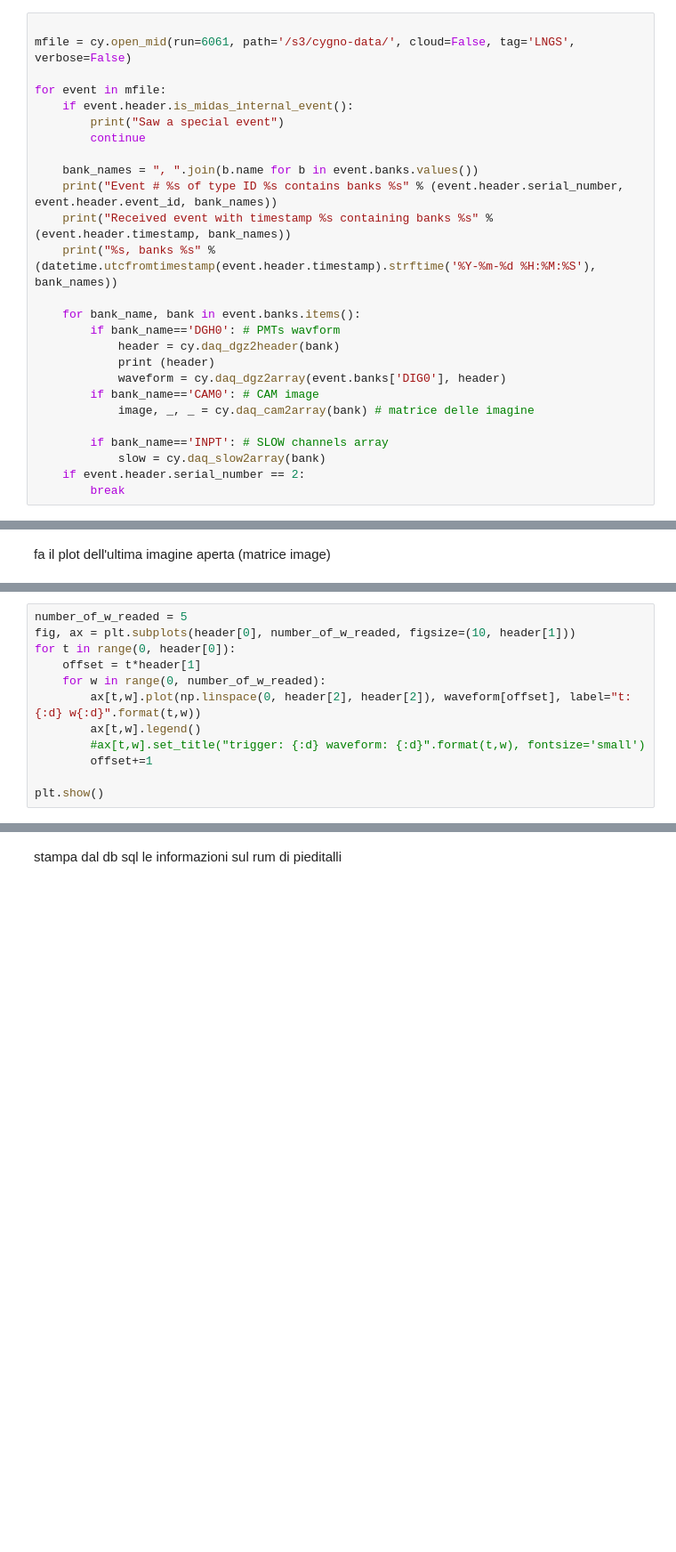
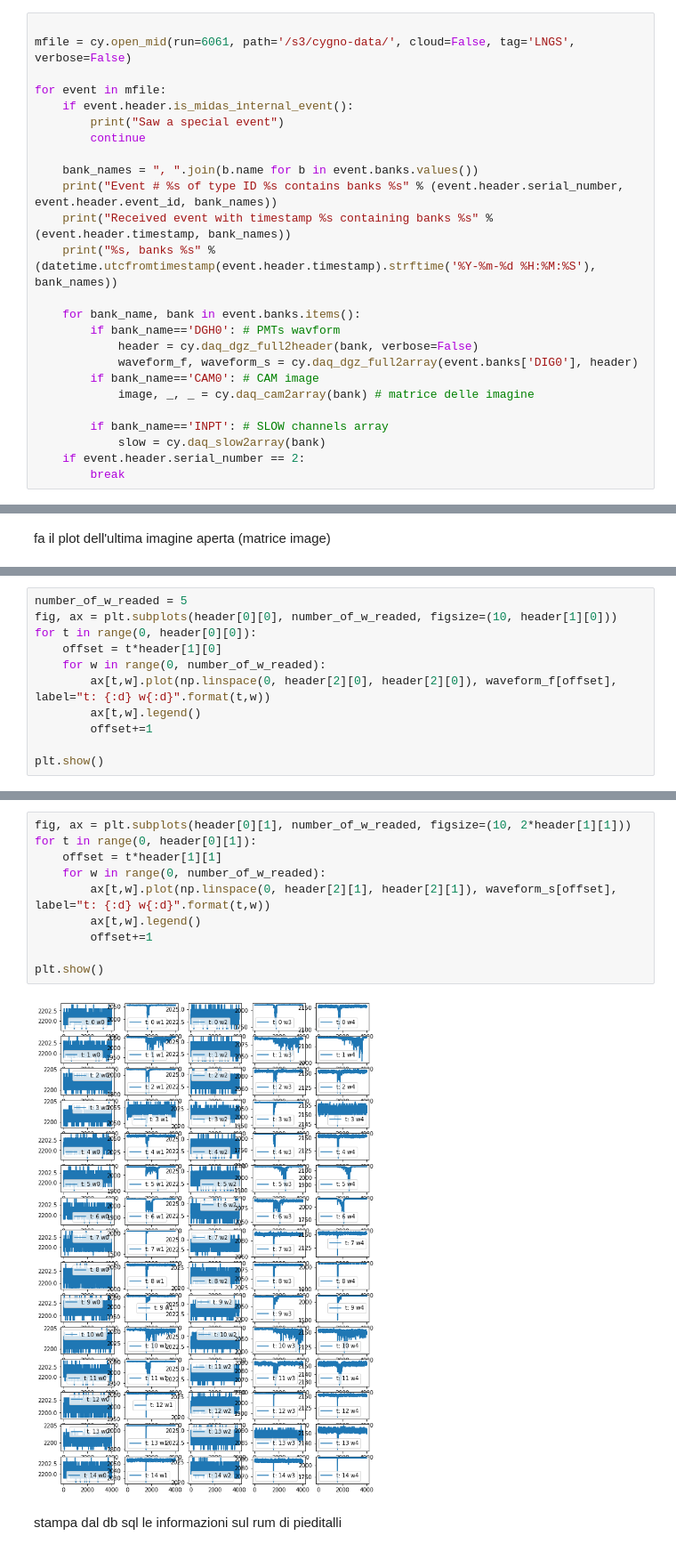
Before and after one commit to emanueledimarco/cygno, a Jupyter notebook: dev/readMidasFile.ipynb, the cells around one changed output, grey strips where cells are left out. Shown at 89% size. Saved outputs shown, nothing was run; the diff lists cells and outputs as text; blank space fills up the shorter version.

Commit message:
v1.0.9 full PMT reco temp

```diff
--- a/dev/readMidasFile.ipynb
+++ b/dev/readMidasFile.ipynb
@@ -39,9 +39,8 @@ for event in mfile:
 
     for bank_name, bank in event.banks.items():
         if bank_name=='DGH0': # PMTs wavform
-            header = cy.daq_dgz2header(bank)
-            print (header)
-            waveform = cy.daq_dgz2array(event.banks['DIG0'], header)
+            header = cy.daq_dgz_full2header(bank, verbose=False)
+            waveform_f, waveform_s = cy.daq_dgz_full2array(event.banks['DIG0'], header)
         if bank_name=='CAM0': # CAM image
             image, _, _ = cy.daq_cam2array(bank) # matrice delle imagine
 
@@ -79,18 +78,29 @@ plt.show()
 [figure]
 # %%
 number_of_w_readed = 5
-fig, ax = plt.subplots(header[0], number_of_w_readed, figsize=(10, header[1]))
-for t in range(0, header[0]):
-    offset = t*header[1]
+fig, ax = plt.subplots(header[0][0], number_of_w_readed, figsize=(10, header[1][0]))
+for t in range(0, header[0][0]):
+    offset = t*header[1][0]
     for w in range(0, number_of_w_readed):
-        ax[t,w].plot(np.linspace(0, header[2], header[2]), waveform[offset], label="t: {:d} w{:d}".format(t,w))
+        ax[t,w].plot(np.linspace(0, header[2][0], header[2][0]), waveform_f[offset], label="t: {:d} w{:d}".format(t,w))
         ax[t,w].legend()
-        #ax[t,w].set_title("trigger: {:d} waveform: {:d}".format(t,w), fontsize='small')
         offset+=1
 
 plt.show()
 # %% [output]
 [figure]
+# %%
+fig, ax = plt.subplots(header[0][1], number_of_w_readed, figsize=(10, 2*header[1][1]))
+for t in range(0, header[0][1]):
+    offset = t*header[1][1]
+    for w in range(0, number_of_w_readed):
+        ax[t,w].plot(np.linspace(0, header[2][1], header[2][1]), waveform_s[offset], label="t: {:d} w{:d}".format(t,w))
+        ax[t,w].legend()
+        offset+=1
+
+plt.show()
+# %% [output]
+[figure, added]
 # %% [markdown]
 stampa dal db sql le informazioni sul rum di pieditalli
 # %%
```
Also changed, not shown: parts of 1 cell of this notebook.
